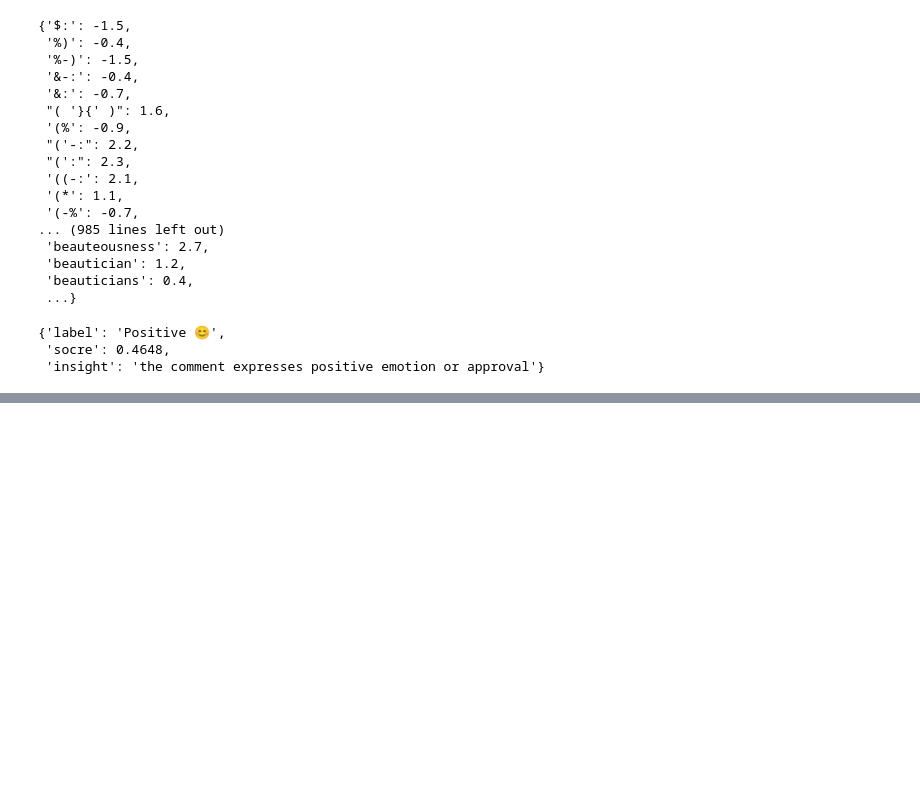
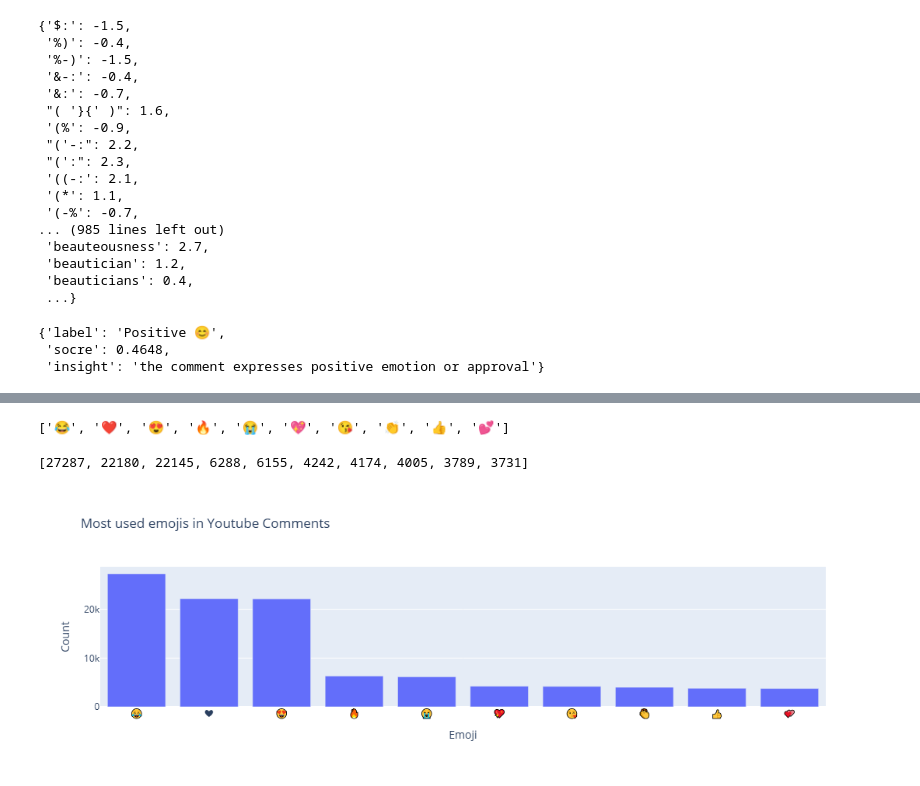
Before and after one commit to ualiurrahat/youtube-data-analytics, a Jupyter notebook: youtube_data_analytics.ipynb, the cells around one changed output, grey strips where cells are left out. Saved outputs shown, nothing was run; the diff lists cells and outputs as text; code cells hidden in the pictures; blank space fills up the shorter version.

Commit message:
Add emoji frequency analysis and bar chart

```diff
--- a/youtube_data_analytics.ipynb
+++ b/youtube_data_analytics.ipynb
@@ -175,0 +249,6 @@ analyze_comment_sentiment(" MY FAN . attendance")
+# %%
+all_emojis_list = []
+for comment in comments["comment_text"].dropna():
+    for char in comment:
+        if char in emoji.EMOJI_DATA:
+            all_emojis_list.append(char)
@@ -175,0 +284,2 @@ analyze_comment_sentiment(" MY FAN . attendance")
+# %%
+emojis_count_list = Counter(all_emojis_list).most_common(10)
@@ -175,0 +299,19 @@ analyze_comment_sentiment(" MY FAN . attendance")
+# %%
+emojis = [emoji for emoji,count in emojis_count_list]
+emojis
+# %% [output]
+['😂', '❤', '😍', '🔥', '😭', '💖', '😘', '👏', '👍', '💕']
+# %%
+counts = [count for emoji,count in emojis_count_list]
+counts
+# %% [output]
+[27287, 22180, 22145, 6288, 6155, 4242, 4174, 4005, 3789, 3731]
+# %%
+px.bar(x=emojis,y=counts,
+      title ="Most used emojis in Youtube Comments",
+      labels = {
+          "x": "Emoji",
+          "y": "Count"
+      })
+# %% [output]
+[figure, added]
```
Also changed, not shown: parts of 11 cells of this notebook.
